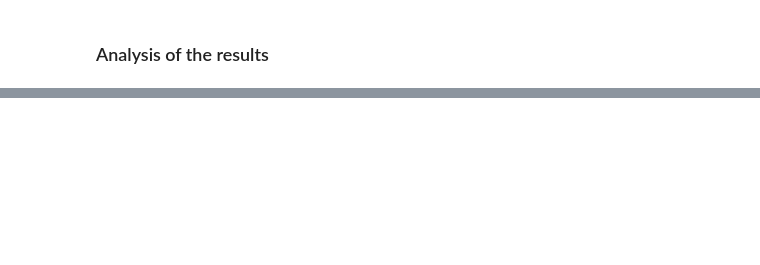
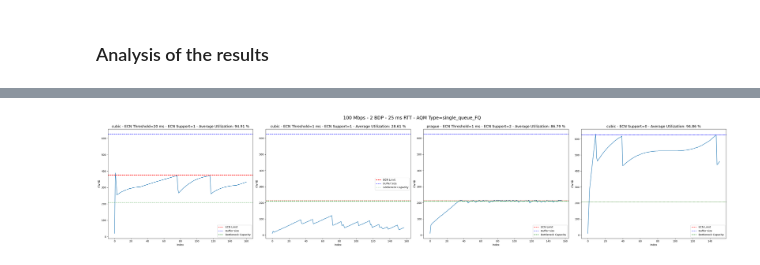
Before and after one commit to fatihsarpkaya/TCP-ECN, a Jupyter notebook: TCP-ECN-Exp.ipynb, the cells around one changed output, grey strips where cells are left out. Cells and saved outputs as stored; diff of their text form; code cells hidden in the pictures; blank space fills up the shorter version.

Commit message:
Add files via upload
plotting part is optimized

```diff
--- a/TCP-ECN-Exp.ipynb
+++ b/TCP-ECN-Exp.ipynb
@@ -558,0 +780,79 @@ plt.show()
+# %%
+import pandas as pd
+import matplotlib.pyplot as plt
+
+# Assume exp_factors_list is a list of dictionaries where each dictionary represents a set of parameters for an experiment
+def generate_column_names_and_limits(exp_lists):
+    column_names = []
+    limits = []
+    for exp in exp_lists:
+        name_tx0="%s_%0.1f_%d_%d_%s_%s_%d_%d" % (exp['cc_tx0'],exp['n_bdp'], exp['btl_capacity'], exp['base_rtt'], exp['aqm'], str(exp.get('ecn_threshold', 'none')), exp['ecn_support'], exp['trial'])
+        column_names.append(name_tx0)
+
+        # Compute the limits
+        btl_cap = int(1000 * exp['btl_capacity'] * exp['base_rtt'] / 8)
+        btl_limit_noecn = int(btl_cap * (exp['n_bdp'] + 1))
+        ecn_threshold = exp.get('ecn_threshold', 0)
+        btl_limit_ecn = int(1000 * exp['btl_capacity'] * (exp['base_rtt'] + ecn_threshold) / 8)
+
+        packet_limit_ecn = int(btl_limit_ecn / 1500) + 1
+        bottleneck_limit = int(btl_limit_noecn / 1500) + 1
+        bottleneck_capacity_limit = int(btl_cap / 1500) + 1
+
+        limits.append((packet_limit_ecn, bottleneck_limit, bottleneck_capacity_limit))
+
+    return column_names, limits
+
+
+def generate_dynamic_titles(specified_params, avg_utilization):
+    included_keys = {'cc_tx0','ecn_threshold','ecn_support'}
+    excluded_keys = {'btl_capacity', 'base_rtt', 'n_bdp','aqm'}
+
+    title_map = {
+        'cc_tx0': lambda: f"{specified_params['cc_tx0']}",
+        'btl_capacity': lambda: f"{specified_params['btl_capacity']} Mbps",
+        'n_bdp': lambda: f"{specified_params['n_bdp']} BDP",
+        'base_rtt': lambda: f"{specified_params['base_rtt']} ms RTT",
+        'ecn_threshold': lambda: f"ECN Threshold={specified_params['ecn_threshold']} ms",
+        'ecn_support': lambda: f"ECN Support={specified_params['ecn_support']}",
+        'aqm': lambda: f"AQM Type={specified_params['aqm']}"
+    }
+
+    # Generate the main title with included keys
+    main_title = ' - '.join(val() for key, val in title_map.items() if key in included_keys and specified_params.get(key) is not None)
+    main_title += f" - Average Utilization: {avg_utilization:.2f} %"
+
+    # Generate the additional title with excluded keys
+    sup_title = ' - '.join(val() for key, val in title_map.items() if key in excluded_keys and specified_params.get(key) is not None)
+
+    return main_title, sup_title
+
+column_names, limits = generate_column_names_and_limits(exp_lists)
+
+# Read the data
+df = pd.read_csv('/home/fabric/work/cwnd_tx0.csv')
+
+num_columns = len(column_names)
+fig, axs = plt.subplots(1, num_columns, figsize=(5 * num_columns + 15, 7))
+
+if num_columns == 1:
+    axs = [axs]  # Make it a list to keep the indexing consistent
+
+for i, column in enumerate(column_names):
+    avg_utilization = throughput_data[column]  # Get the average utilization for this column
+    dynamic_title, sup_title = generate_dynamic_titles(exp_lists[i], avg_utilization)
+    axs[i].plot(df.index, df[column])
+    axs[i].set_title(dynamic_title, fontsize=14)
+    axs[i].set_xlabel('Index')
+    axs[i].set_ylabel('CWND')
+    axs[i].axhline(y=limits[i][0], color='r', linestyle='--', label='ECN Limit')
+    axs[i].axhline(y=limits[i][1], color='b', linestyle='--', label='Buffer Size')
+    axs[i].axhline(y=limits[i][2], color='g', linestyle='--', label='Bottleneck Capacity')
+    axs[i].legend()
+
+plt.tight_layout()
+plt.suptitle(sup_title, y=1.05,fontsize=18)
+
+plt.show()
+# %% [output]
+[figure, added]
```
Also changed, not shown: parts of 21 cells of this notebook.
